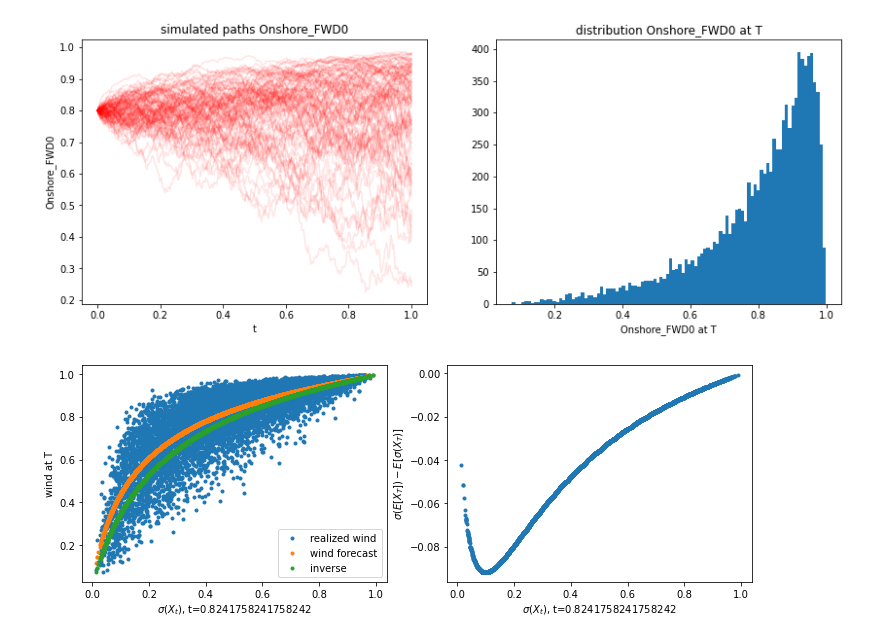
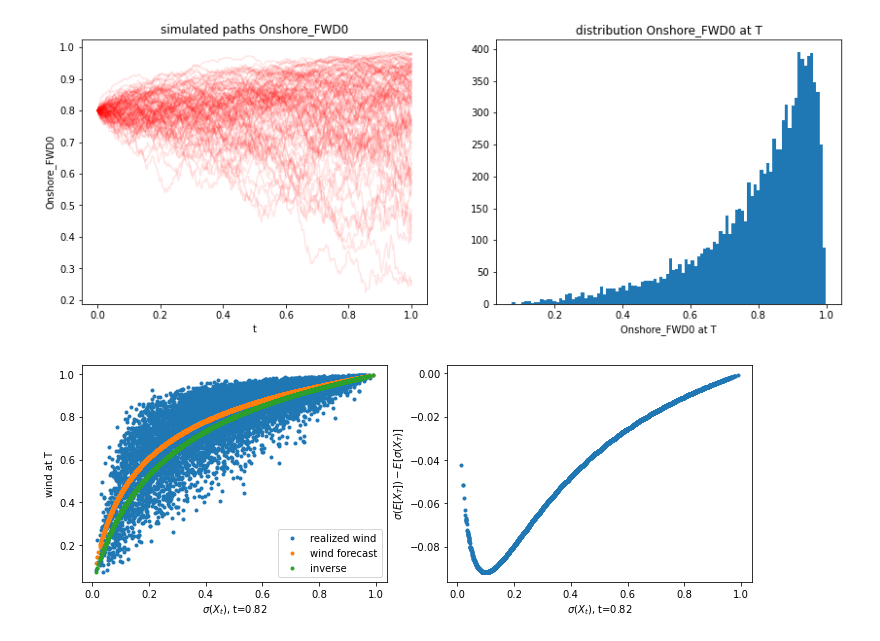
Before and after one commit to hnguyen-RIVACON/RiVaPy, a Jupyter notebook: docs/source/notebooks/models/windpower_forecast_model.ipynb, the cells around one changed output. Saved outputs shown, nothing was run; the diff lists cells and outputs as text; code cells hidden in the pictures.

Commit message:
format timepoint

```diff
--- a/docs/source/notebooks/models/windpower_forecast_model.ipynb
+++ b/docs/source/notebooks/models/windpower_forecast_model.ipynb
@@ -44,25 +44,26 @@ plt.title('distribution Onshore_FWD0 at T');
 # %% [output]
 [figure]
 # %%
-timepoint = 300
+timepoint = 300 # the timepoint used for plotting
+t = "{:1.2f}".format(timegrid[timepoint]) # current time as string for axis labels
 plt.figure(figsize=(12,4))
 plt.subplot(1,2,1)
 x = _inv_logit(results._paths[timepoint,:])
 plt.plot(x,onshore_wind[-1,:],
          '.', label='realized wind')
 plt.plot(x, onshore_wind[timepoint,:],'.', label='wind forecast')
 expected_ou = model.ou.compute_expected_value(results._paths[timepoint,:],
                                                        T=timegrid[-1]-timegrid[timepoint])
 simple_correction = _logit(results.initial_forecasts[0]) - model.ou.compute_expected_value(0.0, T=timegrid[-1])
 inv_logit_from_expectation =  _inv_logit(expected_ou+simple_correction)
 
 plt.plot(x,inv_logit_from_expectation,'.', label='inverse')
-plt.xlabel('$\sigma(X_t)$, t='+str(timegrid[timepoint]))
+plt.xlabel('$\sigma(X_t)$, t='+t)
 plt.ylabel('wind at T')
 plt.legend();
 plt.subplot(1,2,2)
 plt.plot(x, inv_logit_from_expectation-onshore_wind[timepoint,:],'.')
-plt.xlabel('$\sigma(X_t)$, t='+str(timegrid[timepoint]))
+plt.xlabel('$\sigma(X_t)$, t='+t)
 plt.ylabel('$\sigma(E[X_T])-E[\sigma(X_T)]$');
 # %% [output]
-[figure, old version]
+[figure, new version]
```
